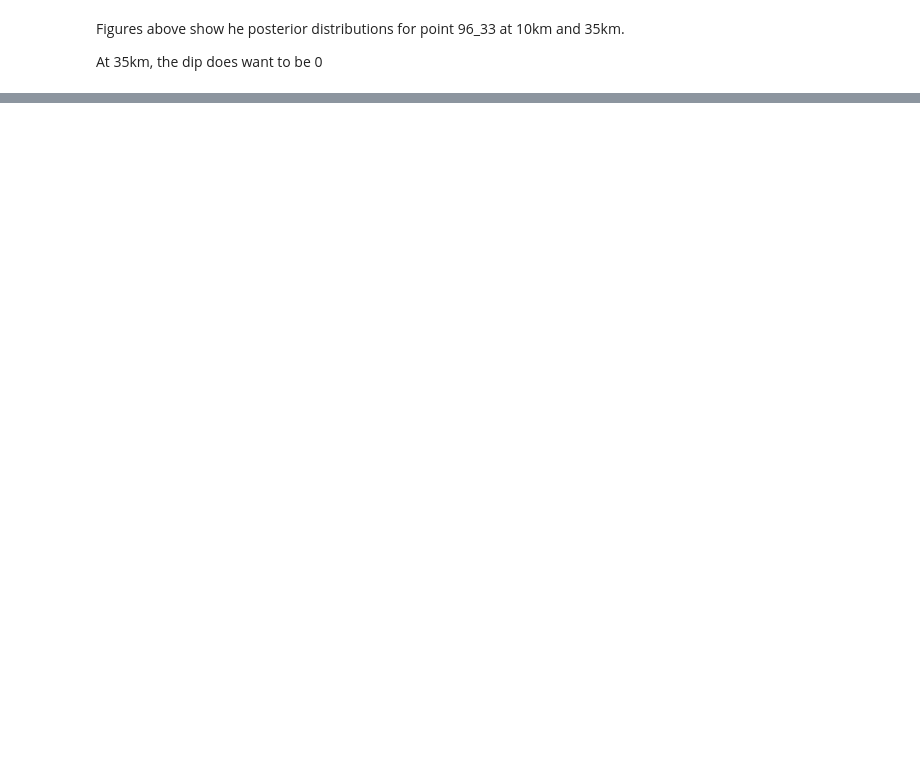
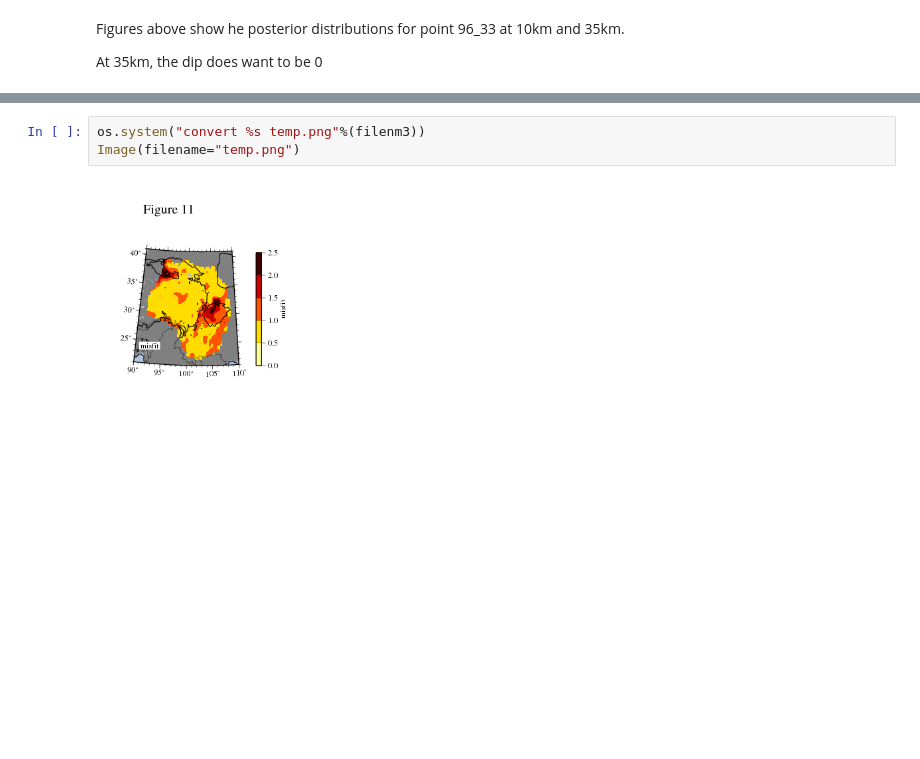
Before and after one commit to jiayixie/jy_prog_janus, a Jupyter notebook: python/Analyze_2layerXYmodel.ipynb, the cells around one changed output, grey strips where cells are left out. Saved outputs shown, nothing was run; the diff lists cells and outputs as text; blank space fills up the shorter version.

```diff
--- a/python/Analyze_2layerXYmodel.ipynb
+++ b/python/Analyze_2layerXYmodel.ipynb
@@ -196,0 +213,5 @@ At 35km, the dip does want to be 0
+# %%
+os.system("convert %s temp.png"%(filenm3))
+Image(filename="temp.png")
+# %% [output]
+[figure, added]
```
Also changed, not shown: parts of 9 cells of this notebook.
